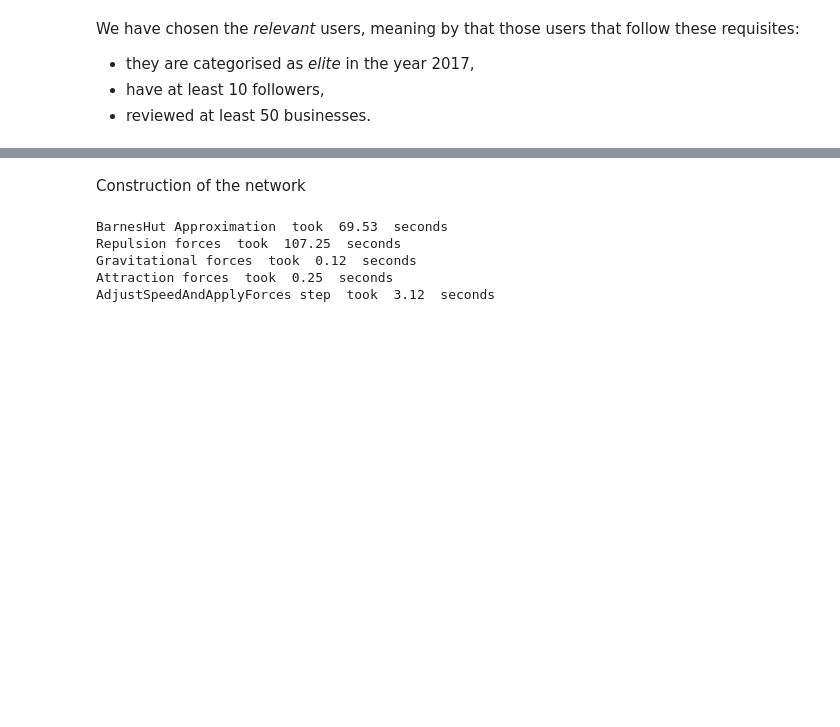
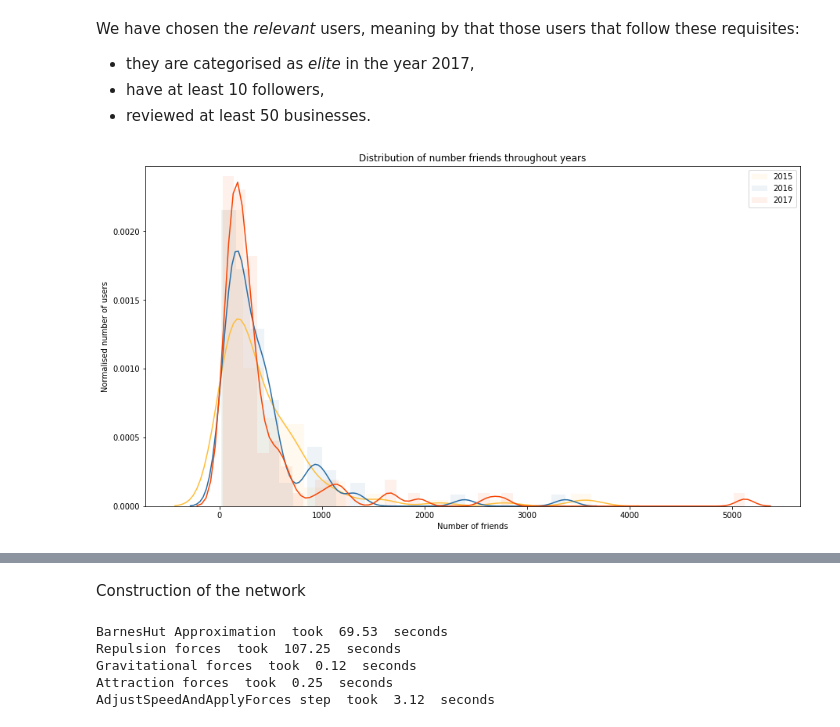
Before and after one commit to JulesBelveze/yelp-dataset-analysis, a Jupyter notebook: FinalProject.ipynb, the cells around one changed output, grey strips where cells are left out. Saved outputs shown, nothing was run; the diff lists cells and outputs as text; code cells hidden in the pictures; blank space fills up the shorter version.

Commit message:
users stats

```diff
--- a/FinalProject.ipynb
+++ b/FinalProject.ipynb
@@ -621,6 +664,6 @@ We have chosen the _relevant_ users, meaning by that those users that follow the
 - reviewed at least 50 businesses.
 # %%
 # function to split the 'friends' attribute into a list
-def f(row):
+def split_friends(row):
     row['friends'] = row['friends'].split(",")
     return row
@@ -645,0 +711,30 @@ dic = {key: f(value) for key, value in dic.items()}
+# %%
+friend_count = [{user: len(dic_15[user]['friends']) for user in dic_15.keys()},
+                {user: len(dic_16[user]['friends']) for user in dic_16.keys()},
+                {user: len(dic_17[user]['friends']) for user in dic_17.keys()}]
+# %%
+import pandas as pd
+import seaborn as sns
+import matplotlib.pyplot as plt
+from matplotlib import rcParams
+
+rcParams['patch.force_edgecolor'] = False
+rcParams['patch.facecolor'] = 'b'
+
+df_15 = pd.DataFrame.from_dict(friend_count[0], orient='index')
+df_16 = pd.DataFrame.from_dict(friend_count[1], orient='index')
+df_17 = pd.DataFrame.from_dict(friend_count[2], orient='index')
+
+sns.distplot(df_15, label='2015', hist_kws=dict(alpha=.08), color="#FFBD39");#, kde=False);
+sns.distplot(df_16, label='2016', hist_kws=dict(alpha=.08), color="#296DA5");#, kde=False);
+sns.distplot(df_17, label='2017', hist_kws=dict(alpha=.08), color="#f74504");# ,kde=False);
+
+
+plt.title("Distribution of number friends throughout years");
+plt.xlabel("Number of friends");
+plt.ylabel("Normalised number of users");
+plt.rcParams["figure.figsize"] = [15, 8]
+plt.legend();
+plt.savefig("Website/user_friends_distribution.png")
+# %% [output]
+[figure, added]
```
Also changed, not shown: parts of 22 cells of this notebook, 5 other files.
